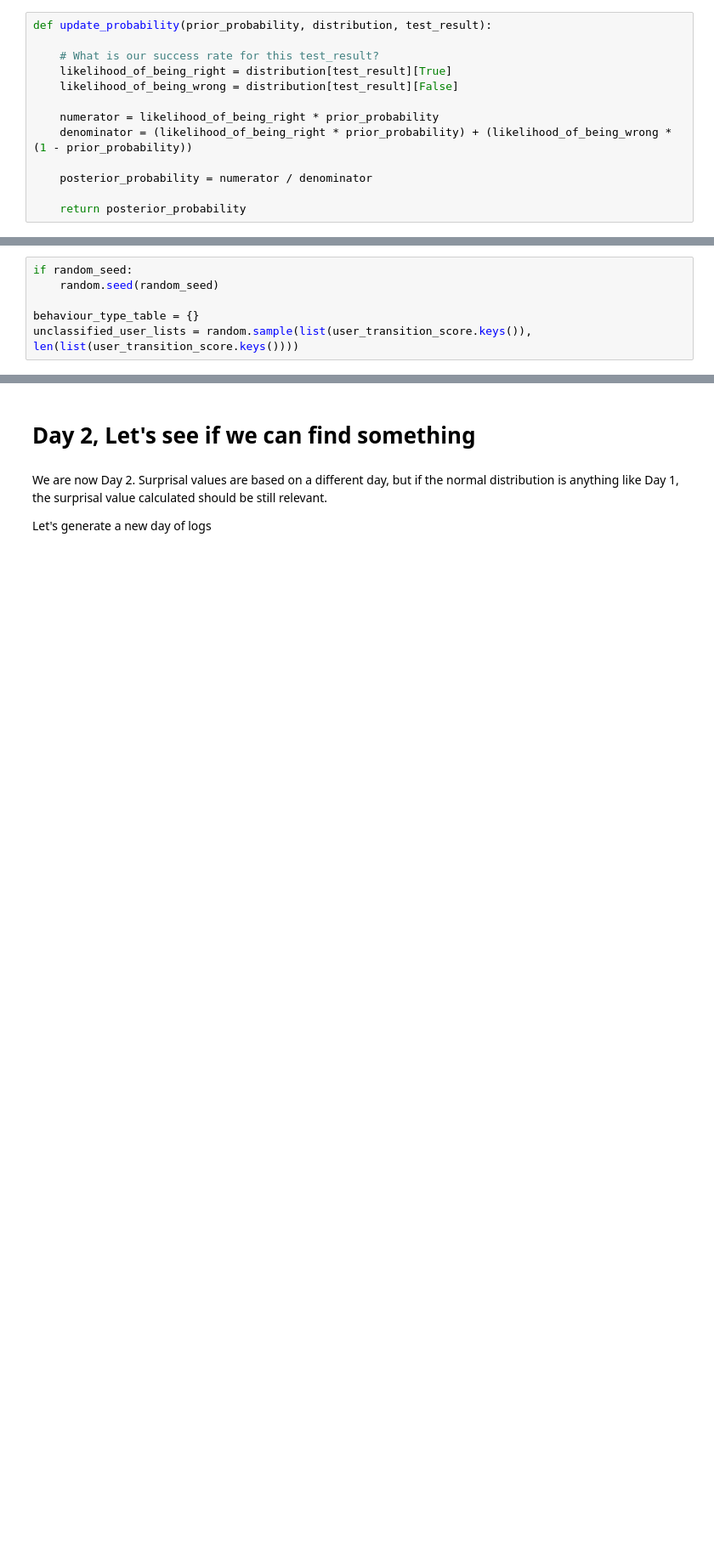
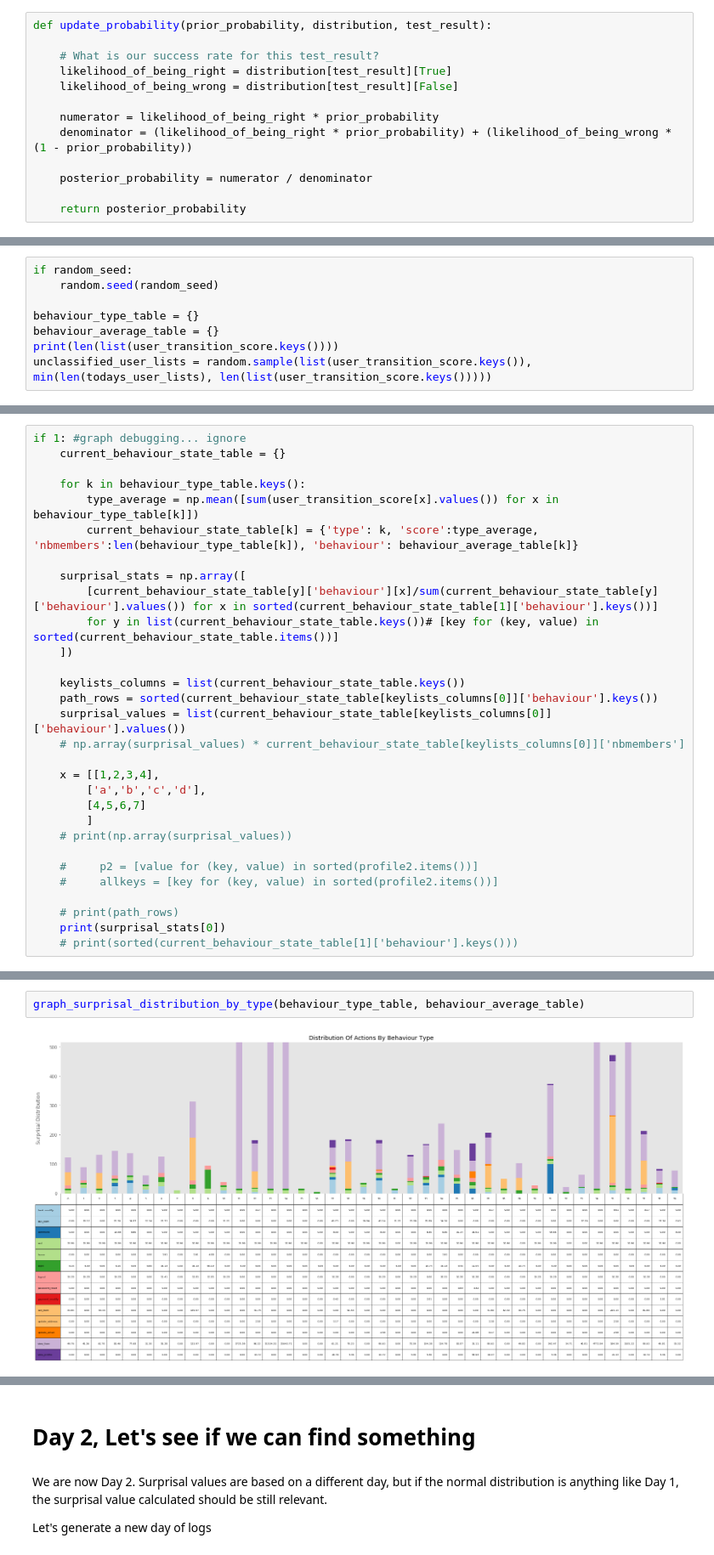
Before and after one commit to cerebraljam/find_outliers_in_logs, a Jupyter notebook: find_outliers_in_logs.ipynb, the cells around one changed output, grey strips where cells are left out. Shown: that part at 85% size. Drawn from its saved outputs; the diff is of its cells as text; blank space fills up the shorter version.

```diff
--- a/find_outliers_in_logs.ipynb
+++ b/find_outliers_in_logs.ipynb
@@ -466,4 +493,6 @@ if random_seed:
     random.seed(random_seed)
 
 behaviour_type_table = {}
-unclassified_user_lists = random.sample(list(user_transition_score.keys()), len(list(user_transition_score.keys())))
+behaviour_average_table = {}
+print(len(list(user_transition_score.keys())))
+unclassified_user_lists = random.sample(list(user_transition_score.keys()), min(len(todays_user_lists), len(list(user_transition_score.keys()))))
@@ -496,0 +568,30 @@ Wall time: 32.6 s
+# %%
+if 1: #graph debugging... ignore
+    current_behaviour_state_table = {}
+
+    for k in behaviour_type_table.keys():
+        type_average = np.mean([sum(user_transition_score[x].values()) for x in behaviour_type_table[k]])
+        current_behaviour_state_table[k] = {'type': k, 'score':type_average, 'nbmembers':len(behaviour_type_table[k]), 'behaviour': behaviour_average_table[k]}
+
+    surprisal_stats = np.array([
+        [current_behaviour_state_table[y]['behaviour'][x]/sum(current_behaviour_state_table[y]['behaviour'].values()) for x in sorted(current_behaviour_state_table[1]['behaviour'].keys())]
+        for y in list(current_behaviour_state_table.keys())# [key for (key, value) in sorted(current_behaviour_state_table.items())]
+    ])
+
+    keylists_columns = list(current_behaviour_state_table.keys())
+    path_rows = sorted(current_behaviour_state_table[keylists_columns[0]]['behaviour'].keys())
+    surprisal_values = list(current_behaviour_state_table[keylists_columns[0]]['behaviour'].values())
+    # np.array(surprisal_values) * current_behaviour_state_table[keylists_columns[0]]['nbmembers']
+
+    x = [[1,2,3,4],
+        ['a','b','c','d'],
+        [4,5,6,7]
+        ]
+    # print(np.array(surprisal_values))
+
+    #     p2 = [value for (key, value) in sorted(profile2.items())]
+    #     allkeys = [key for (key, value) in sorted(profile2.items())]
+
+    # print(path_rows)
+    print(surprisal_stats[0])
+    # print(sorted(current_behaviour_state_table[1]['behaviour'].keys()))
@@ -497 +674,5 @@ Wall time: 32.6 s
+# %%
+graph_surprisal_distribution_by_type(behaviour_type_table, behaviour_average_table)
+# %% [output]
+[figure, added]
 # %%
```
Also changed, not shown: parts of 41 cells of this notebook, 1 other file.
